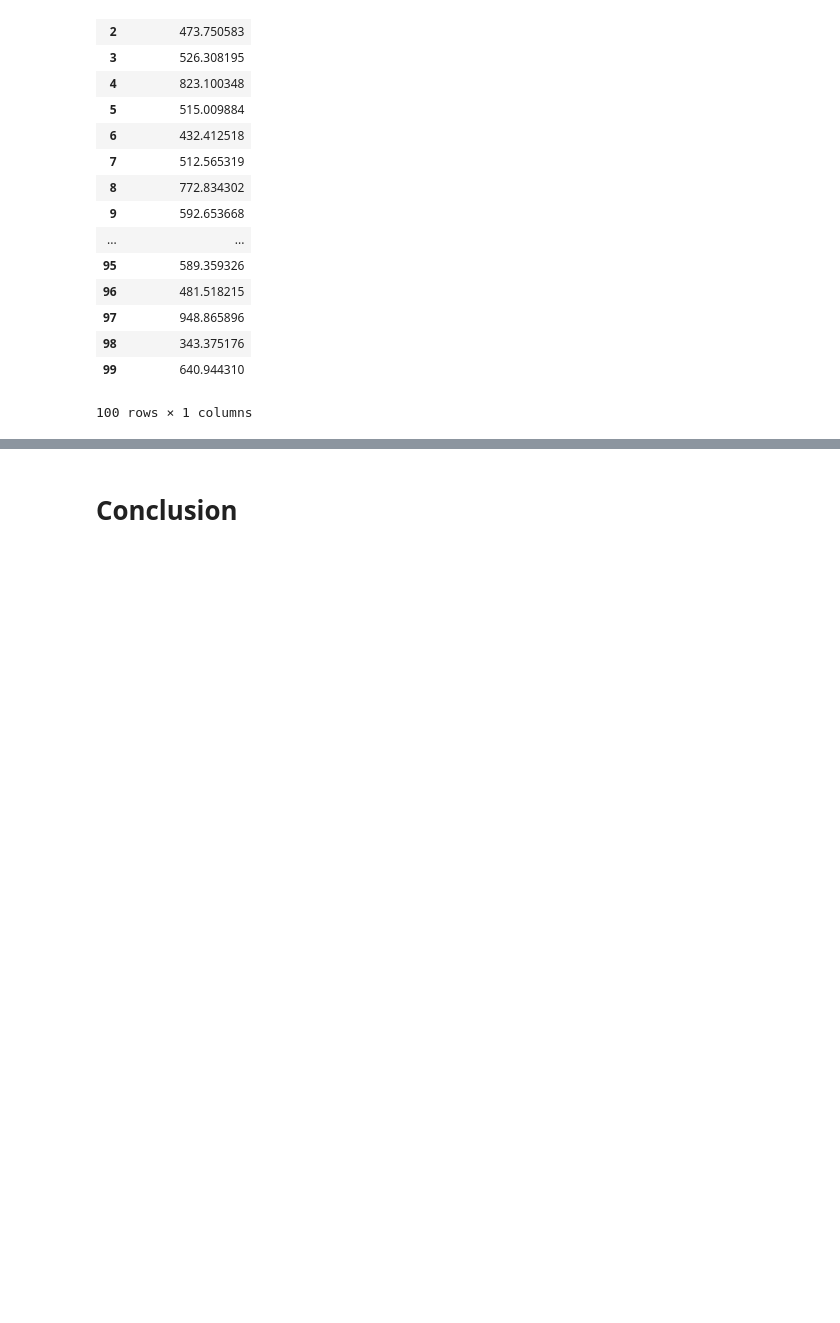
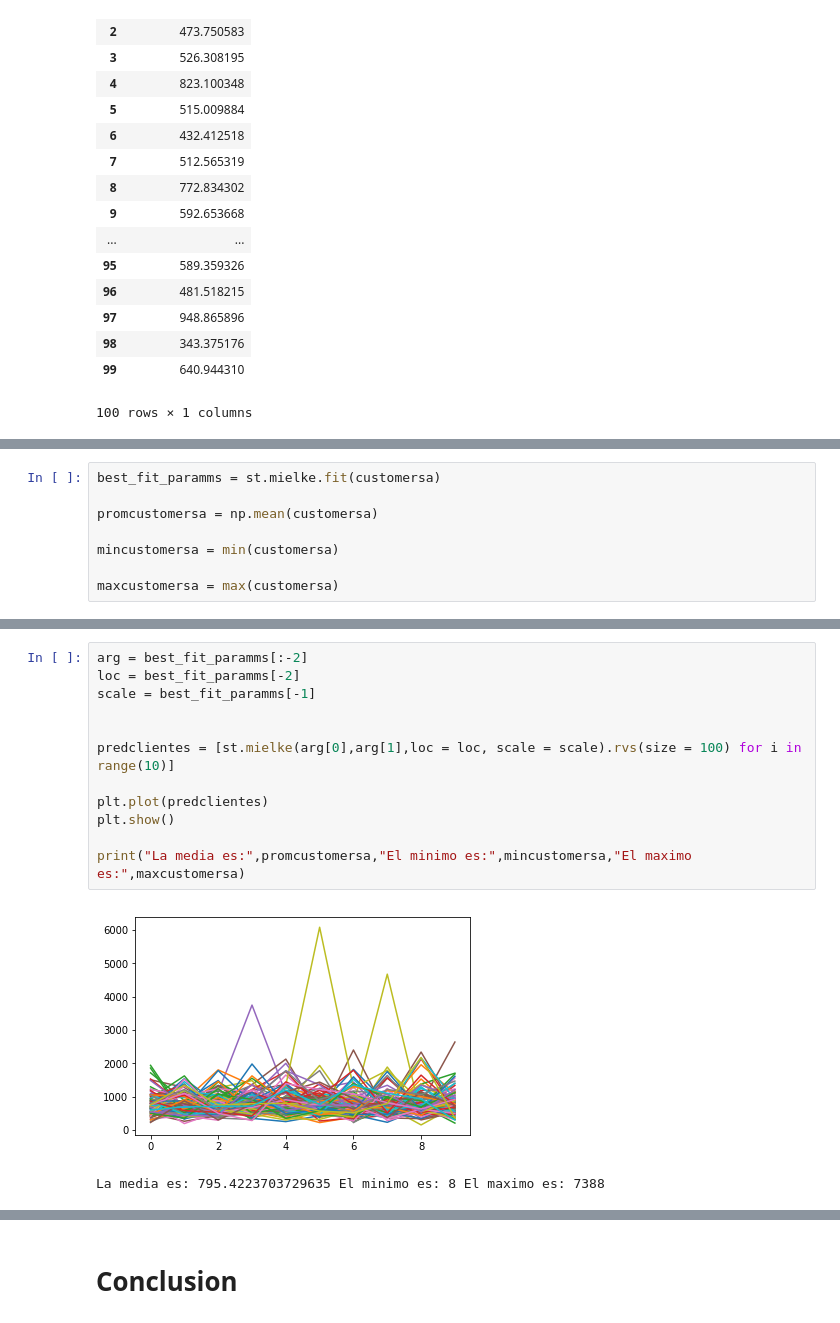
Before and after one commit to luisontaneda/Proyecto, a Jupyter notebook: Proyecto 2 Lontaneda Apreciado.ipynb, the cells around one changed output, grey strips where cells are left out. Saved outputs shown, nothing was run; the diff lists cells and outputs as text; blank space fills up the shorter version.

```diff
--- a/Proyecto 2 Lontaneda Apreciado.ipynb
+++ b/Proyecto 2 Lontaneda Apreciado.ipynb
@@ -257,0 +274,8 @@ pd.DataFrame(k[0],columns = ["Predicción Clientes"])
+# %%
+best_fit_paramms = st.mielke.fit(customersa)
+
+promcustomersa = np.mean(customersa)
+
+mincustomersa = min(customersa)
+
+maxcustomersa = max(customersa)
@@ -257,0 +284,15 @@ pd.DataFrame(k[0],columns = ["Predicción Clientes"])
+# %%
+arg = best_fit_paramms[:-2]
+loc = best_fit_paramms[-2]
+scale = best_fit_paramms[-1]
+
+
+predclientes = [st.mielke(arg[0],arg[1],loc = loc, scale = scale).rvs(size = 100) for i in range(10)]
+
+plt.plot(predclientes)
+plt.show()
+
+print("La media es:",promcustomersa,"El minimo es:",mincustomersa,"El maximo es:",maxcustomersa)
+# %% [output]
+[figure, added]
+La media es: 795.4223703729635 El minimo es: 8 El maximo es: 7388
```
Also changed, not shown: parts of 19 cells of this notebook.
